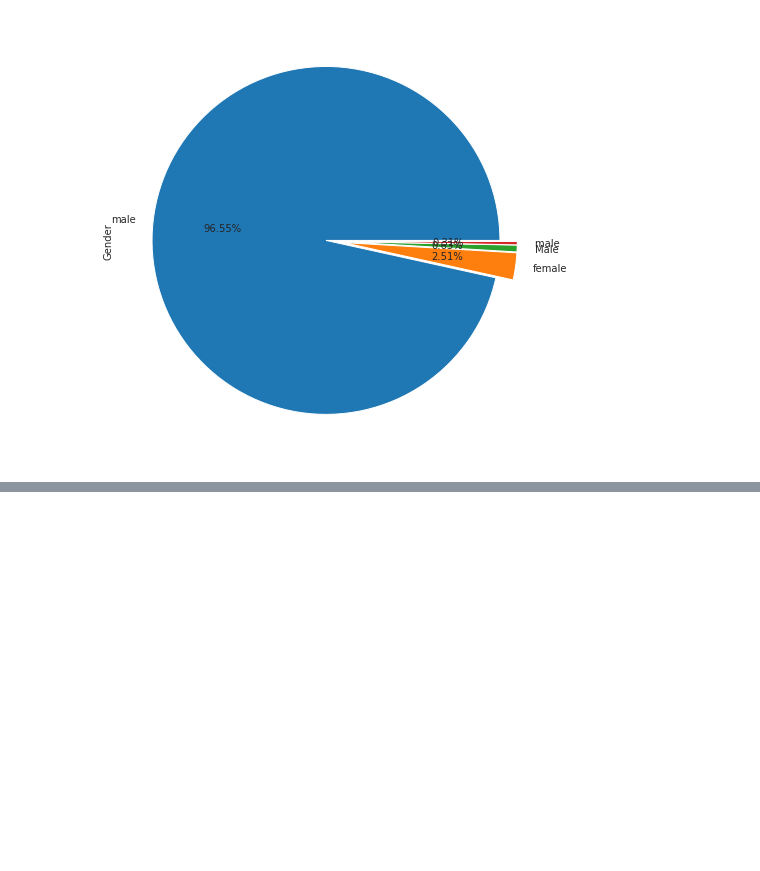
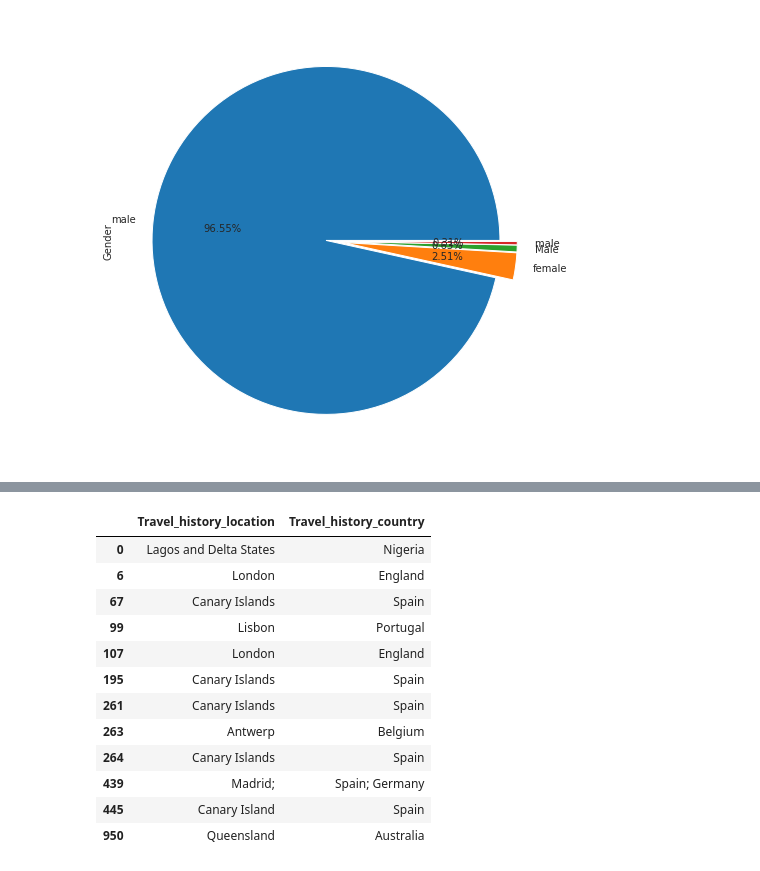
Before and after one commit to godwinnwalozie/Monkeypox-Outbreak-Year-2022-Data-Analysis, a Jupyter notebook: monkey_pox.ipynb, the cells around one changed output, grey strips where cells are left out. Saved outputs shown, nothing was run; the diff lists cells and outputs as text; code cells hidden in the pictures; blank space fills up the shorter version.

```diff
--- a/monkey_pox.ipynb
+++ b/monkey_pox.ipynb
@@ -160,0 +168,16 @@ mp.Gender.value_counts().plot(kind ='pie', explode = [0.05,0.05,0.05,0.05], auto
+# %%
+mp.loc[:, ['Travel_history_location','Travel_history_country']].dropna()
+# %% [output]
+|  | Travel_history_location | Travel_history_country |
+| 0 | Lagos and Delta States | Nigeria |
+| 6 | London | England |
+| 67 | Canary Islands | Spain |
+| 99 | Lisbon | Portugal |
+| 107 | London | England |
+| 195 | Canary Islands | Spain |
+| 261 | Canary Islands | Spain |
+| 263 | Antwerp | Belgium |
+| 264 | Canary Islands | Spain |
+| 439 | Madrid; | Spain; Germany |
+| 445 | Canary Island | Spain |
+| 950 | Queensland | Australia |
```
Also changed, not shown: parts of 8 cells of this notebook.
